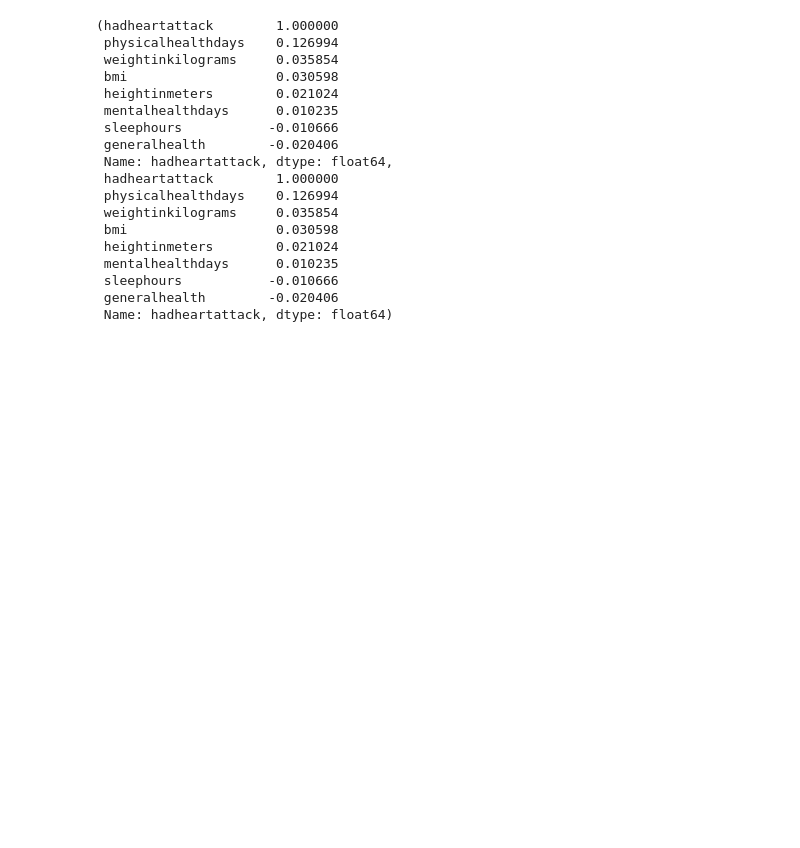
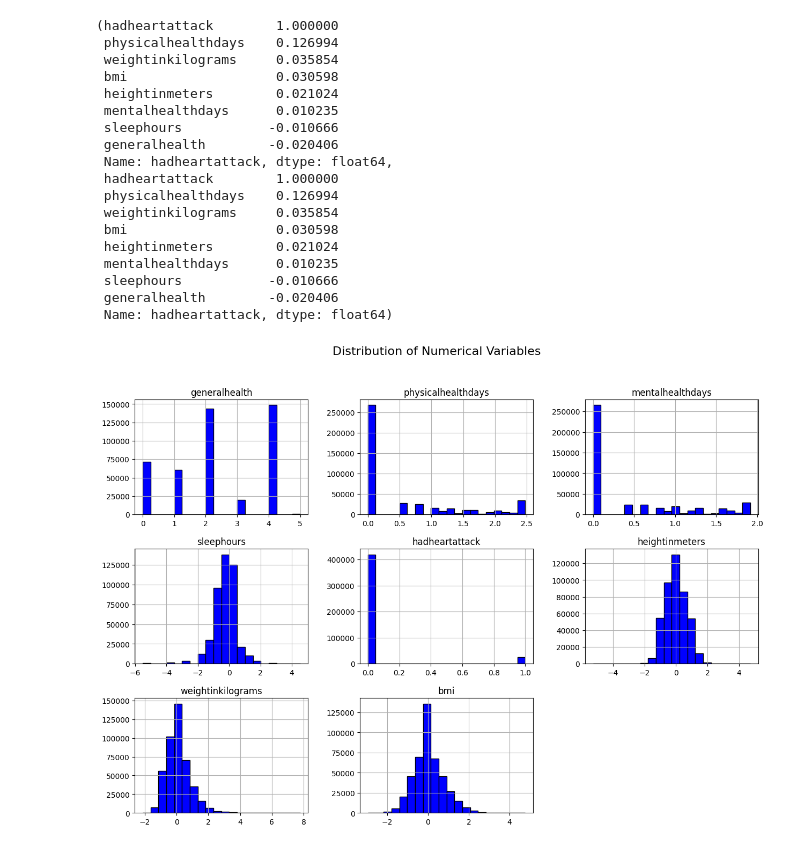
Before and after one commit to Lambton-AI-Group/heart_disease_prediction, a Jupyter notebook: EDA/eda.ipynb, the cells around one changed output. Saved outputs shown, nothing was run; the diff lists cells and outputs as text; code cells hidden in the pictures; blank space fills up the shorter version.

Commit message:
Numerical Values Histogram

```diff
--- a/EDA/eda.ipynb
+++ b/EDA/eda.ipynb
@@ -2,7 +2,7 @@
 import pandas as pd
 import numpy as np
 # Load the uploaded cleaned dataset
-file_path = "C:/Users/kamali patel/Documents/cleaned_standardized_heart_data.csv"
+file_path = "C:/Users/bhava/OneDrive/Documents/cleaned_standardized_heart_data.csv"
 heart_data = pd.read_csv(file_path)
 
 # Display the structure of the dataset to confirm loading
@@ -80,3 +101,10 @@ Passing `palette` without assigning `hue` is deprecated and will be removed in v
  sleephours           -0.010666
  generalhealth        -0.020406
  Name: hadheartattack, dtype: float64)
+# %%
+# Numeric Values Histogram
+heart_data.hist(figsize=(15, 10), bins=20, color='blue', edgecolor='black')
+plt.suptitle("Distribution of Numerical Variables", fontsize=16)
+plt.show()
+# %% [output]
+[figure, added]
```
Also changed, not shown: parts of 1 cell of this notebook.
